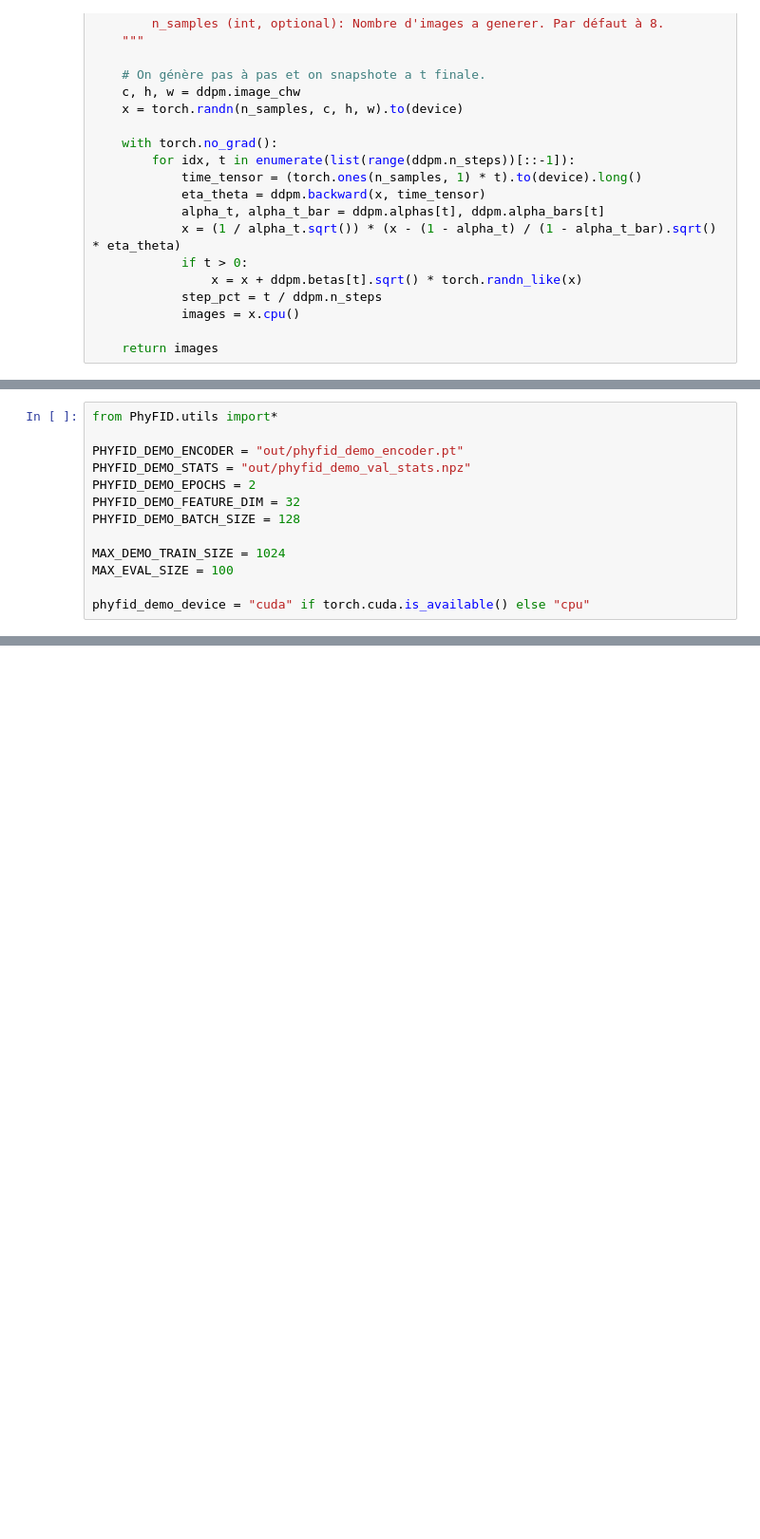
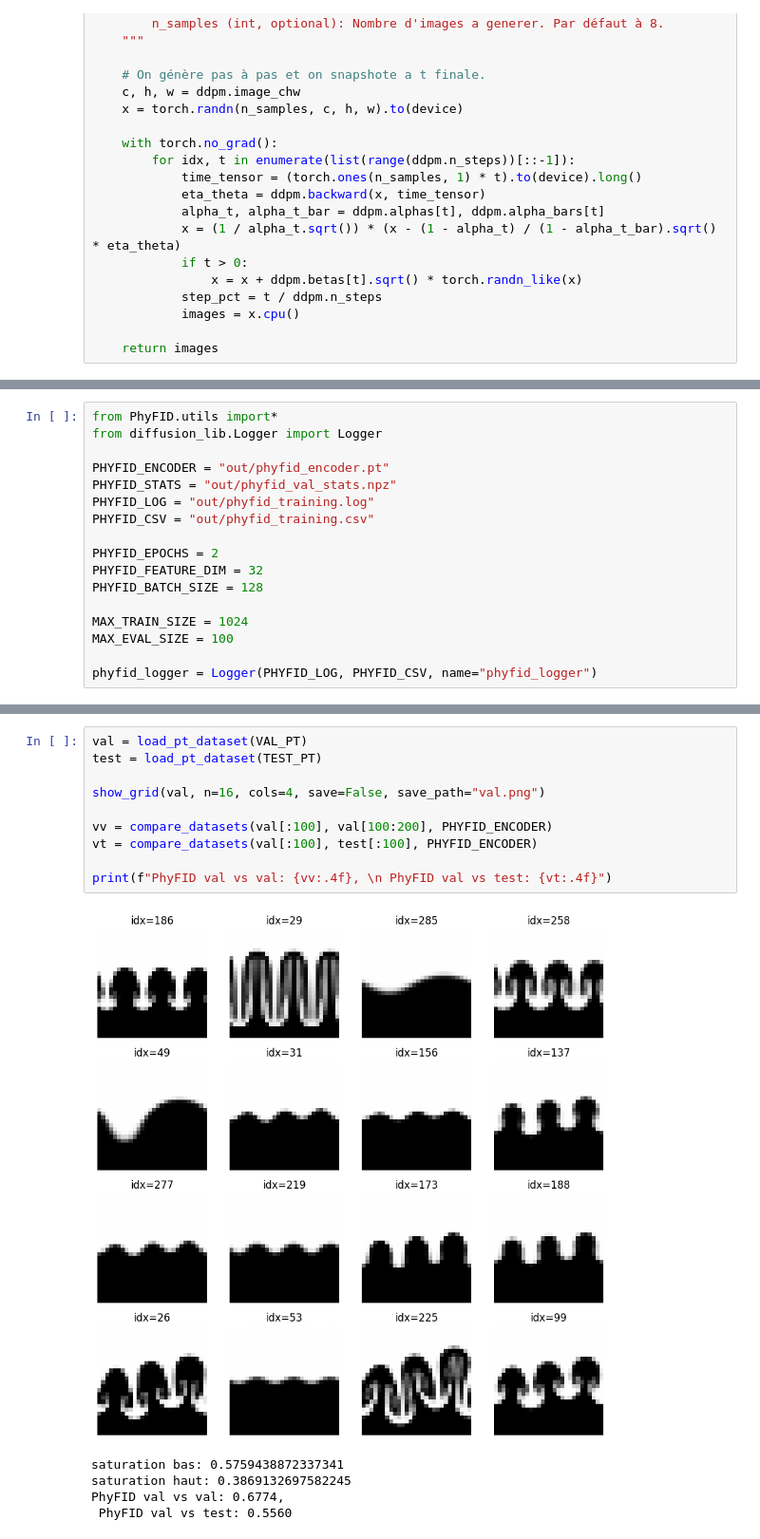
Before and after one commit to Samuel-Chapuis/Rayleigh-Taylor-Generative-Surrogate, a Jupyter notebook: analyse_reslutat/VisualisationPT.ipynb, the cells around one changed output, grey strips where cells are left out. Shown at 95% size. Cells and saved outputs as stored; diff of their text form; blank space fills up the shorter version.

```diff
--- a/analyse_reslutat/VisualisationPT.ipynb
+++ b/analyse_reslutat/VisualisationPT.ipynb
@@ -166,13 +199,17 @@ PhyFID apprend un encodeur sur `TRAIN_PT`, sauvegarde cet encodeur, puis compare
 # %%
 from PhyFID.utils import*
+from diffusion_lib.Logger import Logger
 
-PHYFID_DEMO_ENCODER = "out/phyfid_demo_encoder.pt"
-PHYFID_DEMO_STATS = "out/phyfid_demo_val_stats.npz"
-PHYFID_DEMO_EPOCHS = 2
-PHYFID_DEMO_FEATURE_DIM = 32
-PHYFID_DEMO_BATCH_SIZE = 128
+PHYFID_ENCODER = "out/phyfid_encoder.pt"
+PHYFID_STATS = "out/phyfid_val_stats.npz"
+PHYFID_LOG = "out/phyfid_training.log"
+PHYFID_CSV = "out/phyfid_training.csv"
 
-MAX_DEMO_TRAIN_SIZE = 1024
+PHYFID_EPOCHS = 2
+PHYFID_FEATURE_DIM = 32
+PHYFID_BATCH_SIZE = 128
+
+MAX_TRAIN_SIZE = 1024
 MAX_EVAL_SIZE = 100
 
-phyfid_demo_device = "cuda" if torch.cuda.is_available() else "cpu"
+phyfid_logger = Logger(PHYFID_LOG, PHYFID_CSV, name="phyfid_logger")
@@ -221,0 +233,16 @@ NameError: name 'ddpm' is not defined
+# %%
+val = load_pt_dataset(VAL_PT)
+test = load_pt_dataset(TEST_PT)
+
+show_grid(val, n=16, cols=4, save=False, save_path="val.png")
+
+vv = compare_datasets(val[:100], val[100:200], PHYFID_ENCODER)
+vt = compare_datasets(val[:100], test[:100], PHYFID_ENCODER)
+
+print(f"PhyFID val vs val: {vv:.4f}, \n PhyFID val vs test: {vt:.4f}")
+# %% [output]
+[figure, added]
+saturation bas: 0.5759438872337341
+saturation haut: 0.3869132697582245
+PhyFID val vs val: 0.6774,
+ PhyFID val vs test: 0.5560
```
Also changed, not shown: parts of 20 cells of this notebook, 7 other files.
